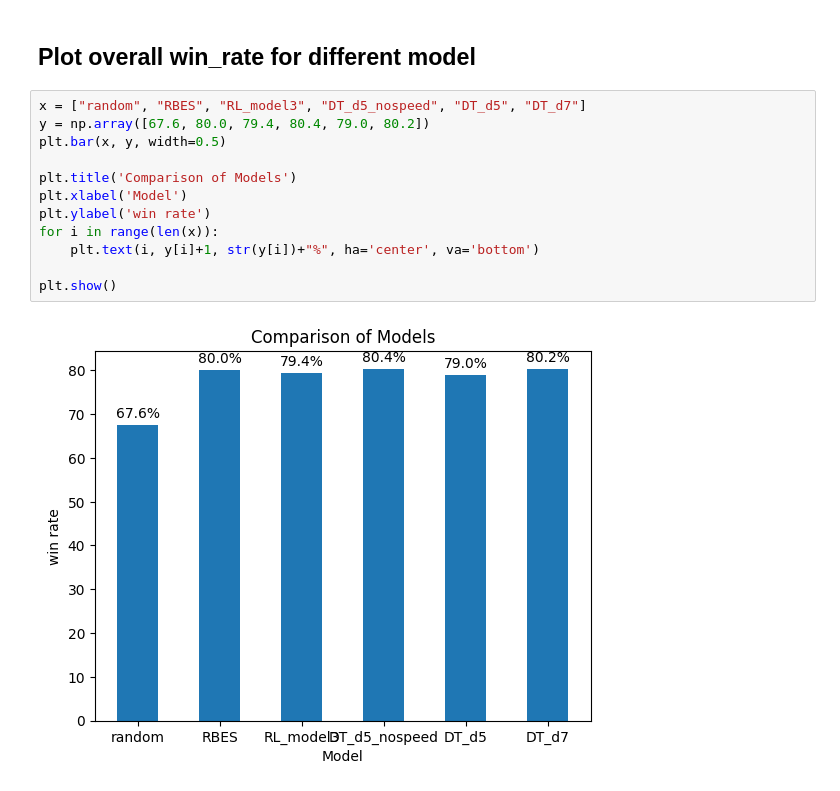
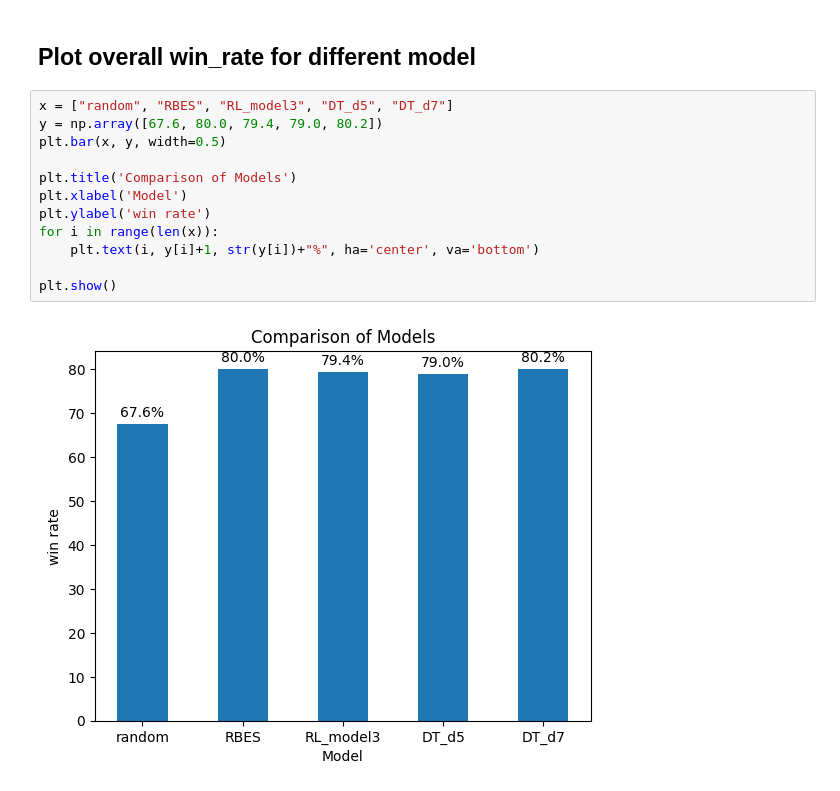
Before and after one commit to FredodaFred/pokemon-battle-ai, a Jupyter notebook: pokemon_DT_solution.ipynb, the cells around one changed output. Saved outputs shown, nothing was run; the diff lists cells and outputs as text.

Commit message:
change result chart

```diff
--- a/pokemon_DT_solution.ipynb
+++ b/pokemon_DT_solution.ipynb
@@ -299,16 +299,16 @@ Download DT model
 # %% [markdown]
 ## Plot overall win_rate for different model
 # %%
-x = ["random", "RBES", "RL_model3", "DT_d5_nospeed", "DT_d5", "DT_d7"]
-y = np.array([67.6, 80.0, 79.4, 80.4, 79.0, 80.2])
+x = ["random", "RBES", "RL_model3", "DT_d5", "DT_d7"]
+y = np.array([67.6, 80.0, 79.4, 79.0, 80.2])
 plt.bar(x, y, width=0.5)
 
 plt.title('Comparison of Models')
 plt.xlabel('Model')
 plt.ylabel('win rate')
 for i in range(len(x)):
     plt.text(i, y[i]+1, str(y[i])+"%", ha='center', va='bottom')
 
 plt.show()
 # %% [output]
-[figure, old version]
+[figure, new version]
```
Also changed, not shown: 1 other file.
